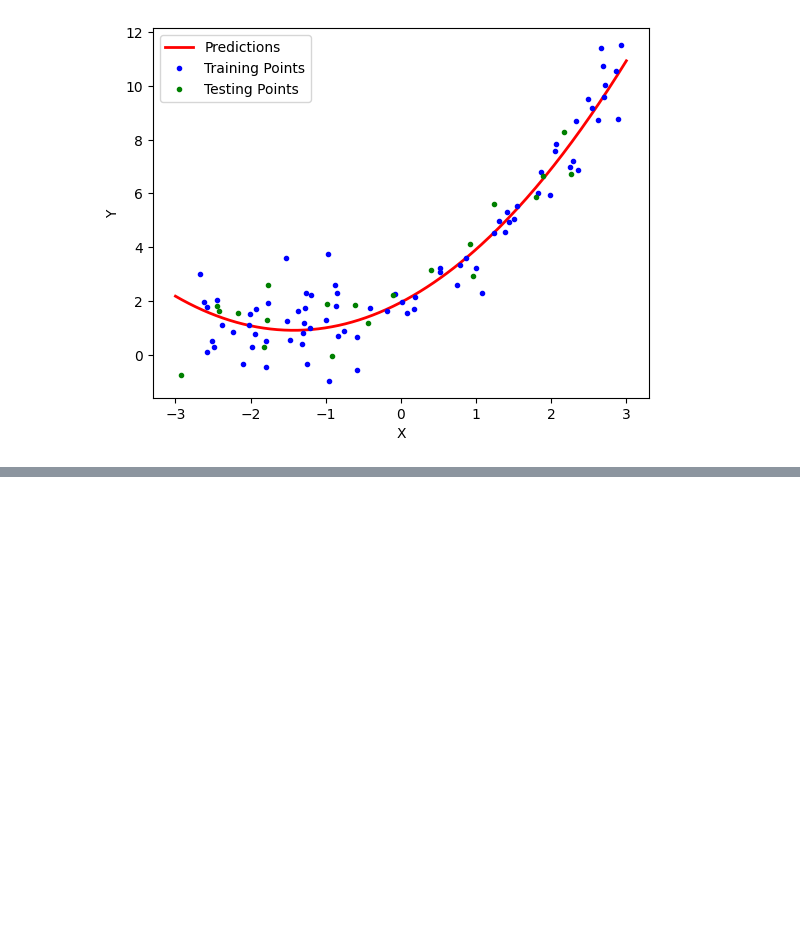
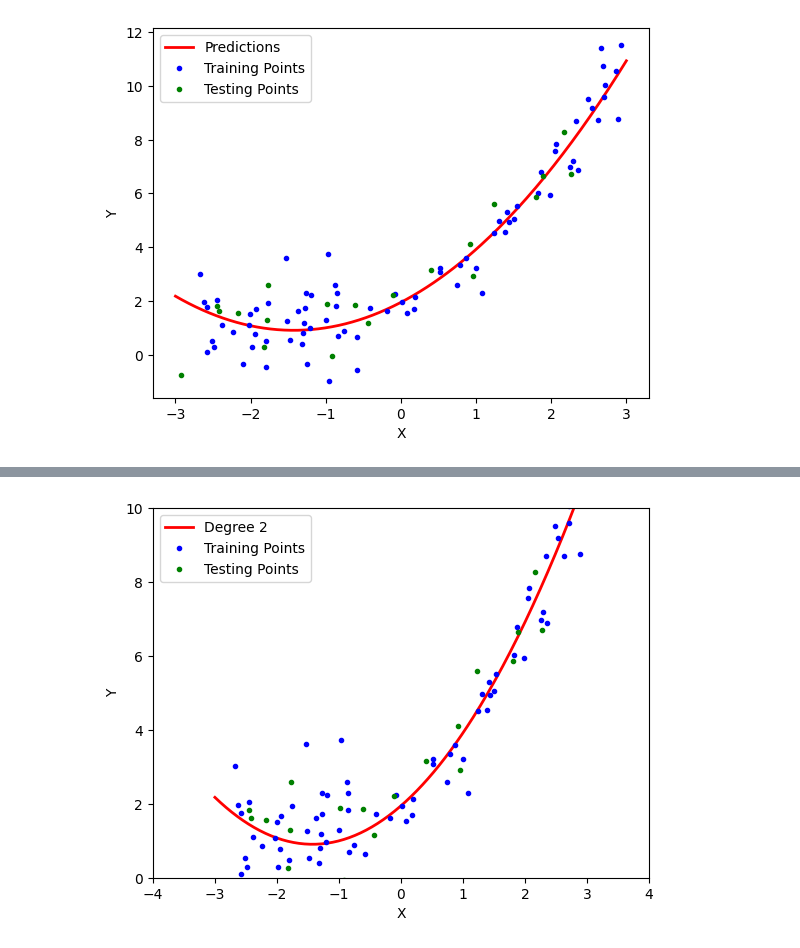
Before and after one commit to Sarvesh-10/DSMLDLCourse, a Jupyter notebook: LinearRegression/polynomial_regression.ipynb, the cells around one changed output, grey strips where cells are left out. Cells and saved outputs as stored; diff of their text form; code cells hidden in the pictures; blank space fills up the shorter version.

```diff
--- a/LinearRegression/polynomial_regression.ipynb
+++ b/LinearRegression/polynomial_regression.ipynb
@@ -141,0 +168,4 @@ plt.show()
+# %%
+poly_regression(2)
+# %% [output]
+[figure, added]
```
Also changed, not shown: parts of 6 cells of this notebook.
